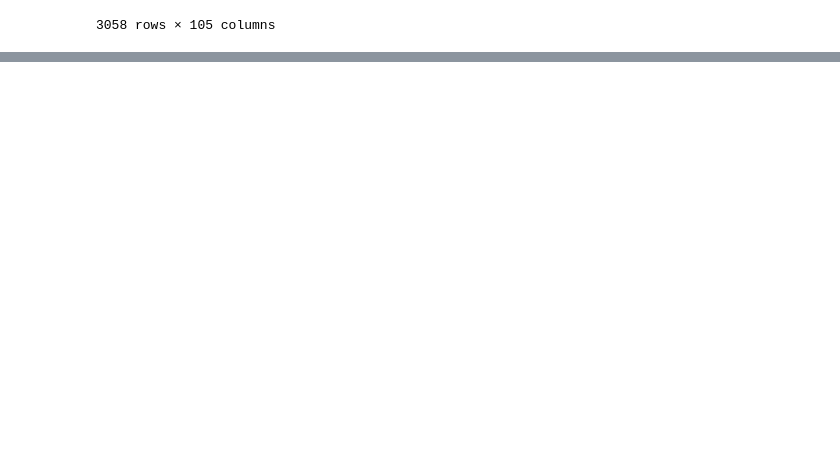
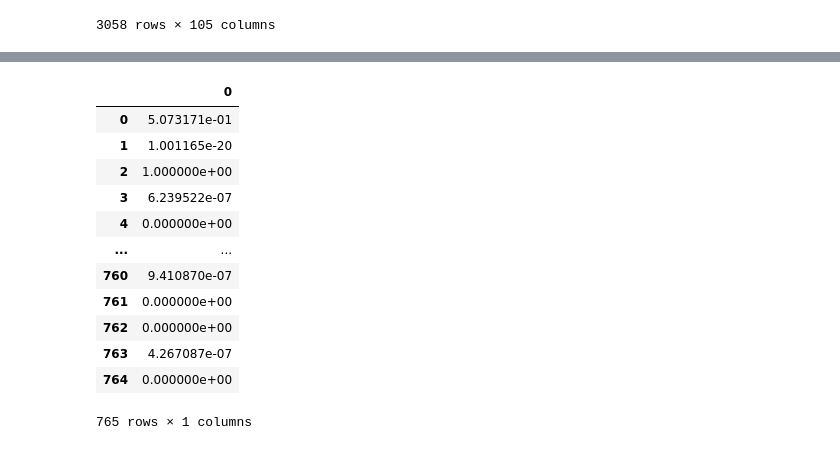
Before and after one commit to sdguerrette/capstone_project, a Jupyter notebook: code/ML_version_2.ipynb, the cells around one changed output, grey strips where cells are left out. Saved outputs shown, nothing was run; the diff lists cells and outputs as text; code cells hidden in the pictures; blank space fills up the shorter version.

```diff
--- a/code/ML_version_2.ipynb
+++ b/code/ML_version_2.ipynb
@@ -57,7 +57,7 @@ Name: case_pct, dtype: float64
 # bin and cut the case_pct column into 2 classifications
 # q = df['case_pct'].quantile(.75)
 q = df['case_pct'].quantile(.9)
-bins = [0, q , 40]
+bins = [0, 12 , 40]
 labels = ['low','high']
 df['case_class'] = pd.cut(df['case_pct'], bins, labels = labels)
 df['case_class']
@@ -129,7 +199,7 @@ Name: case_class_high, dtype: int64
 # %%
 #seperate targets and features
 ## should i drop the number of cases?
-X = df.drop(['case_class_low','case_class_high'], axis=1).values
+X = df[impact_cols].values
 y=df['case_class_high'].values
 # %%
 #split the data
@@ -234,0 +305,2 @@ array([[681,   0],
+# %%
+nn_imported = tf.keras.models.load_model('../aug_8_reduced_features_model.h5')
@@ -234,0 +314,4 @@ array([[681,   0],
+# %%
+y_pred=nn_imported.predict(X_test)
+con_mat = tf.math.confusion_matrix(labels=y_test, predictions=y_pred)
+con_mat
@@ -234,0 +323,17 @@ array([[681,   0],
+# %%
+pred = pd.DataFrame(y_pred)
+pred
+# %% [output]
+|  | 0 |
+| 0 | 5.073171e-01 |
+| 1 | 1.001165e-20 |
+| 2 | 1.000000e+00 |
+| 3 | 6.239522e-07 |
+| 4 | 0.000000e+00 |
+| ... | ... |
+| 760 | 9.410870e-07 |
+| 761 | 0.000000e+00 |
+| 762 | 0.000000e+00 |
+| 763 | 4.267087e-07 |
+| 764 | 0.000000e+00 |
+765 rows × 1 columns
```
Also changed, not shown: parts of 14 cells of this notebook, 12 other files.
